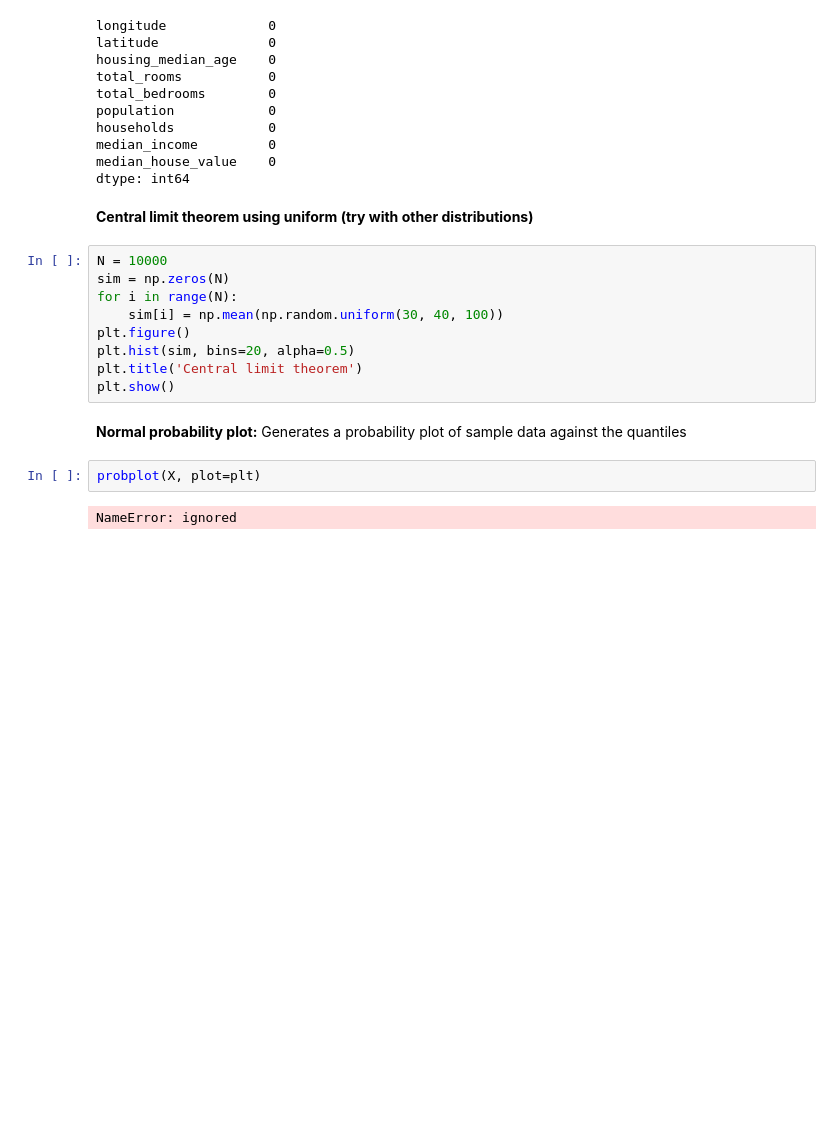
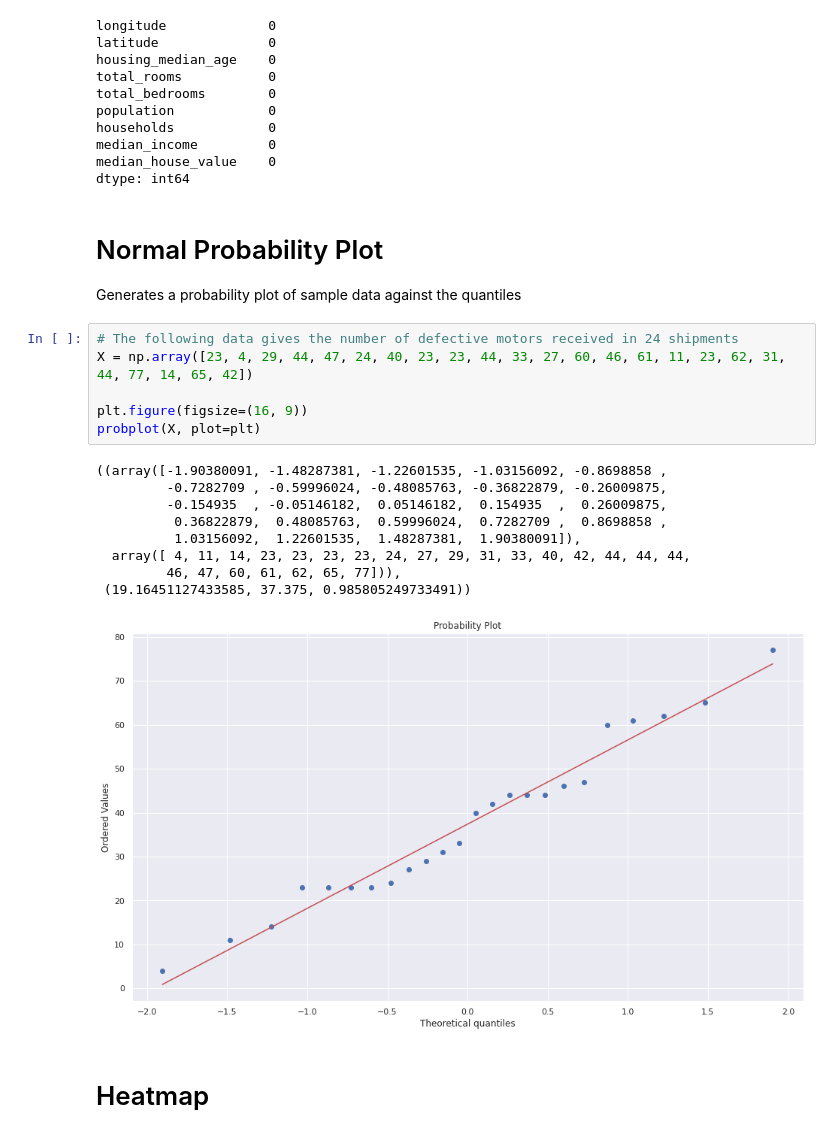
Before and after one commit to zaedulislam/CU_INSE_6220-Advanced_Statistical_Approaches_to_Quality, a Jupyter notebook: Tutorial 1.ipynb, the cells around one changed output. Drawn from its saved outputs; the diff is of its cells as text; blank space fills up the shorter version.

```diff
--- a/Tutorial 1.ipynb
+++ b/Tutorial 1.ipynb
@@ -372,20 +385,24 @@ households            0
 median_income         0
 median_house_value    0
 dtype: int64
-# %% [markdown]
-**Central limit theorem using uniform (try with other distributions)**
-# %%
-N = 10000
-sim = np.zeros(N)
-for i in range(N):
-    sim[i] = np.mean(np.random.uniform(30, 40, 100))
-plt.figure()
-plt.hist(sim, bins=20, alpha=0.5)
-plt.title('Central limit theorem')
-plt.show()
 # %% [markdown]
-**Normal probability plot:** Generates a probability plot of sample data against the quantiles
+# Normal Probability Plot
+Generates a probability plot of sample data against the quantiles
-# %%
-probplot(X, plot=plt)
-# %% [output]
-NameError: ignored
+# %%
+# The following data gives the number of defective motors received in 24 shipments
+X = np.array([23, 4, 29, 44, 47, 24, 40, 23, 23, 44, 33, 27, 60, 46, 61, 11, 23, 62, 31, 44, 77, 14, 65, 42])
+
+plt.figure(figsize=(16, 9))
+probplot(X, plot=plt)
+# %% [output]
+((array([-1.90380091, -1.48287381, -1.22601535, -1.03156092, -0.8698858 ,
+         -0.7282709 , -0.59996024, -0.48085763, -0.36822879, -0.26009875,
+         -0.154935  , -0.05146182,  0.05146182,  0.154935  ,  0.26009875,
+          0.36822879,  0.48085763,  0.59996024,  0.7282709 ,  0.8698858 ,
+          1.03156092,  1.22601535,  1.48287381,  1.90380091]),
+  array([ 4, 11, 14, 23, 23, 23, 23, 24, 27, 29, 31, 33, 40, 42, 44, 44, 44,
+         46, 47, 60, 61, 62, 65, 77])),
+ (19.16451127433585, 37.375, 0.985805249733491))
+[figure, added]
+# %% [markdown]
+# Heatmap
```
Also changed, not shown: parts of 7 cells of this notebook.
